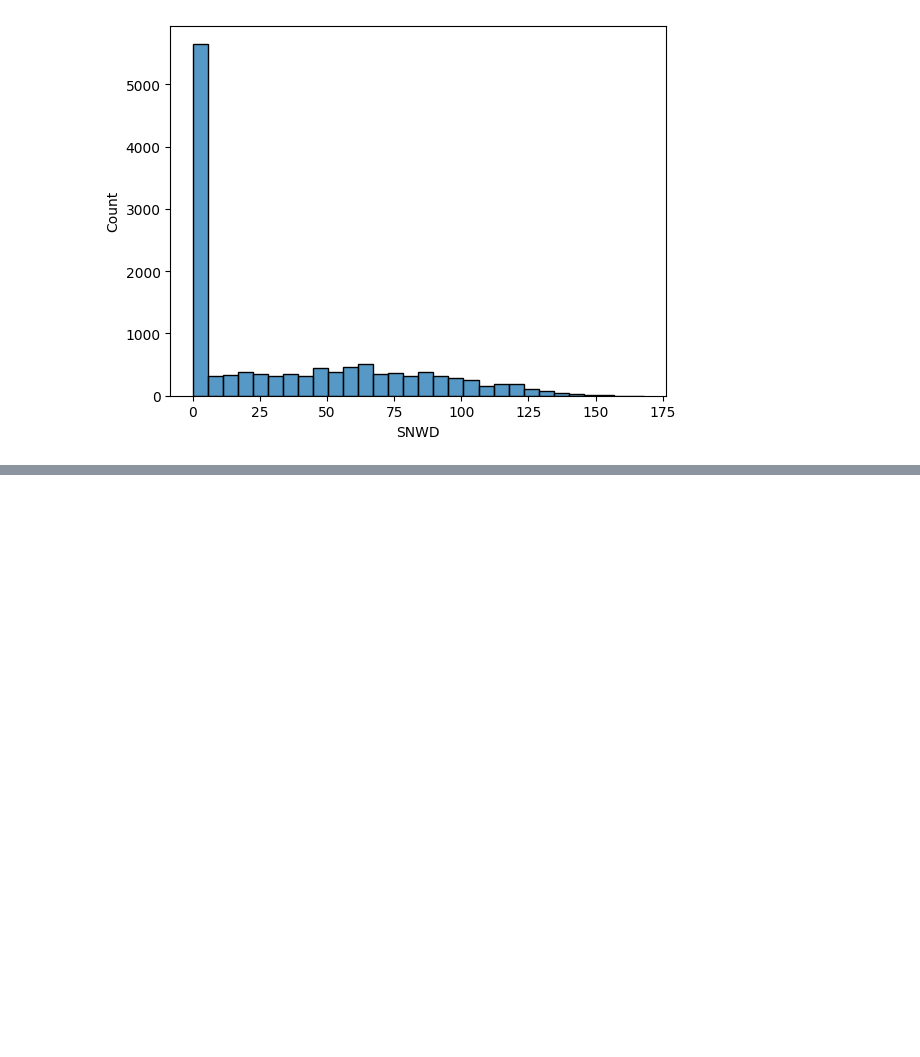
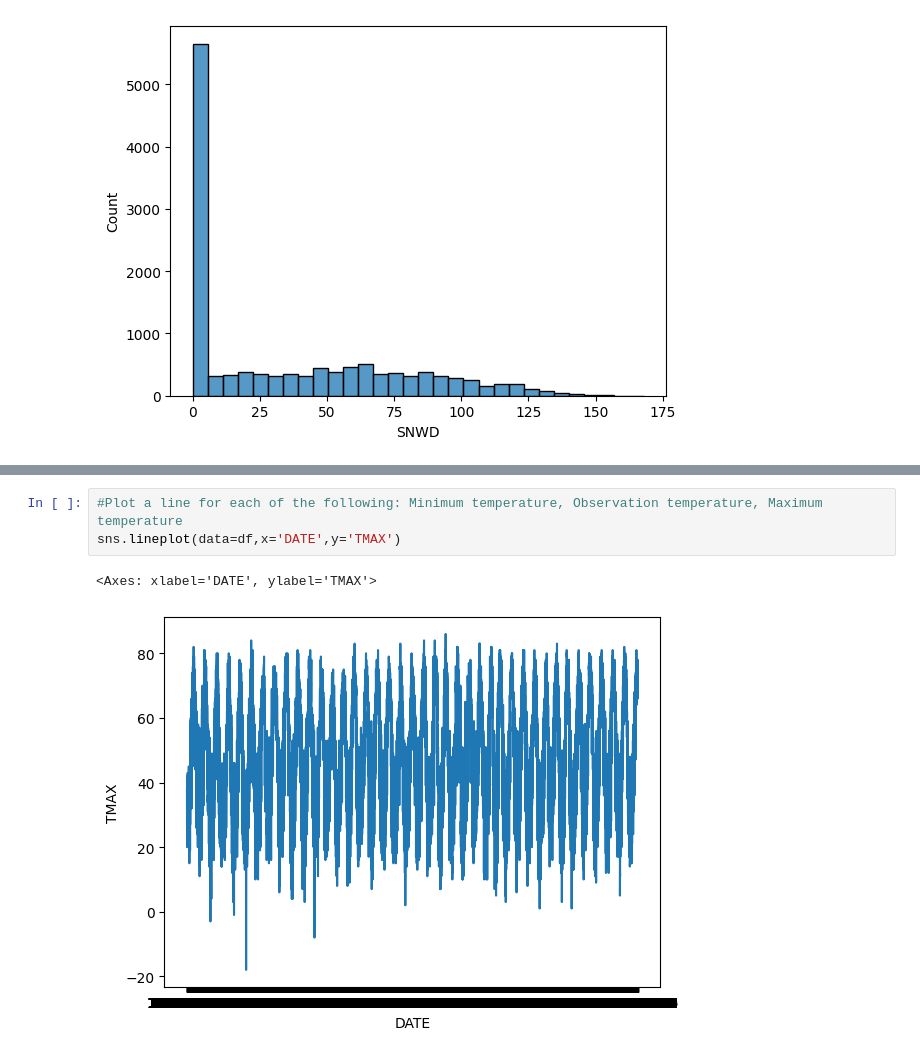
Before and after one commit to isadays/DataVisualization, a Jupyter notebook: Module2/Seabornbasics.ipynb, the cells around one changed output, grey strips where cells are left out. Cells and saved outputs as stored; diff of their text form; blank space fills up the shorter version.

```diff
--- a/Module2/Seabornbasics.ipynb
+++ b/Module2/Seabornbasics.ipynb
@@ -27,0 +25,6 @@ sns.histplot(data=df,x='SNWD')
+# %%
+#Plot a line for each of the following: Minimum temperature, Observation temperature, Maximum temperature
+sns.lineplot(data=df,x='DATE',y='TMAX')
+# %% [output]
+<Axes: xlabel='DATE', ylabel='TMAX'>
+[figure, added]
```
Also changed, not shown: parts of 2 cells of this notebook.
